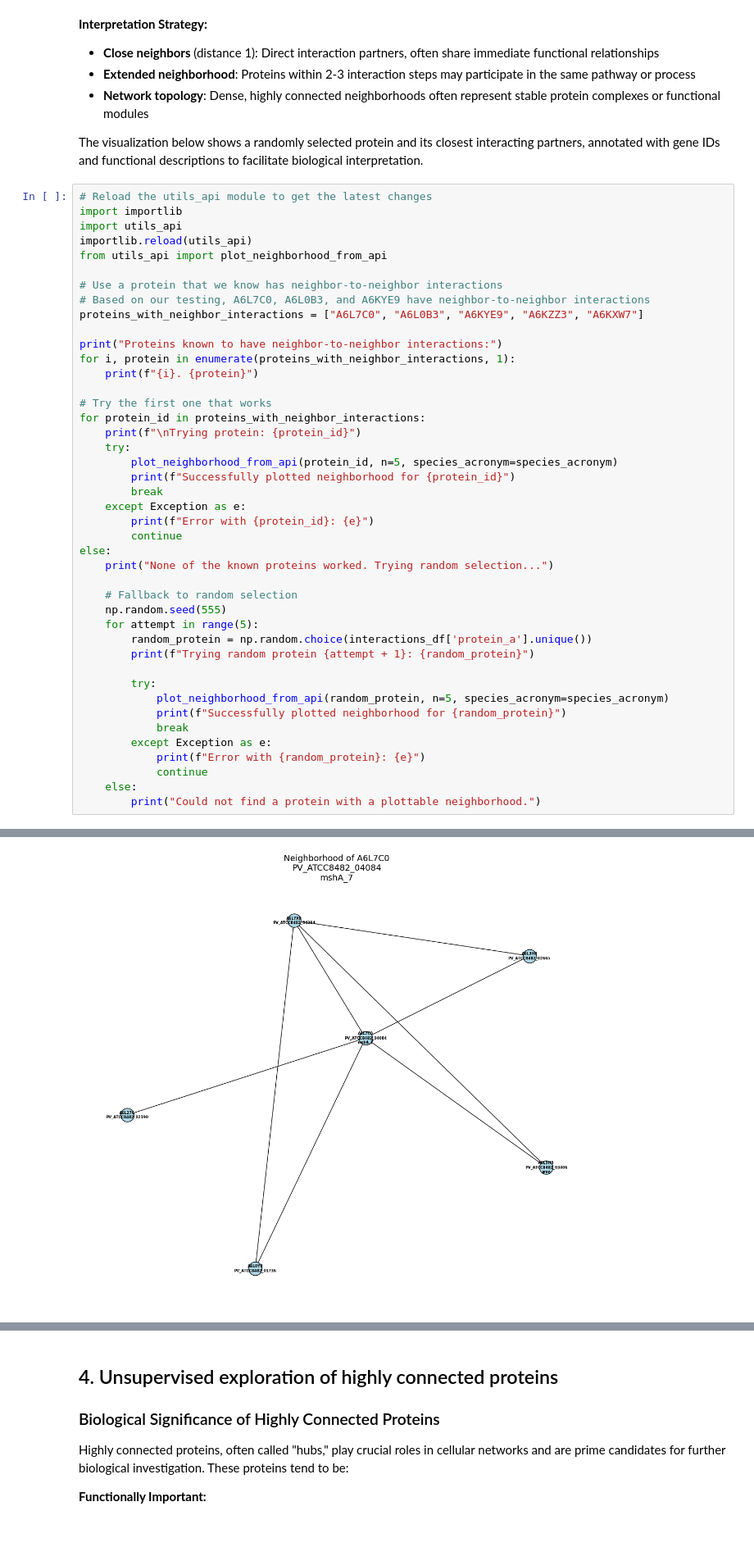
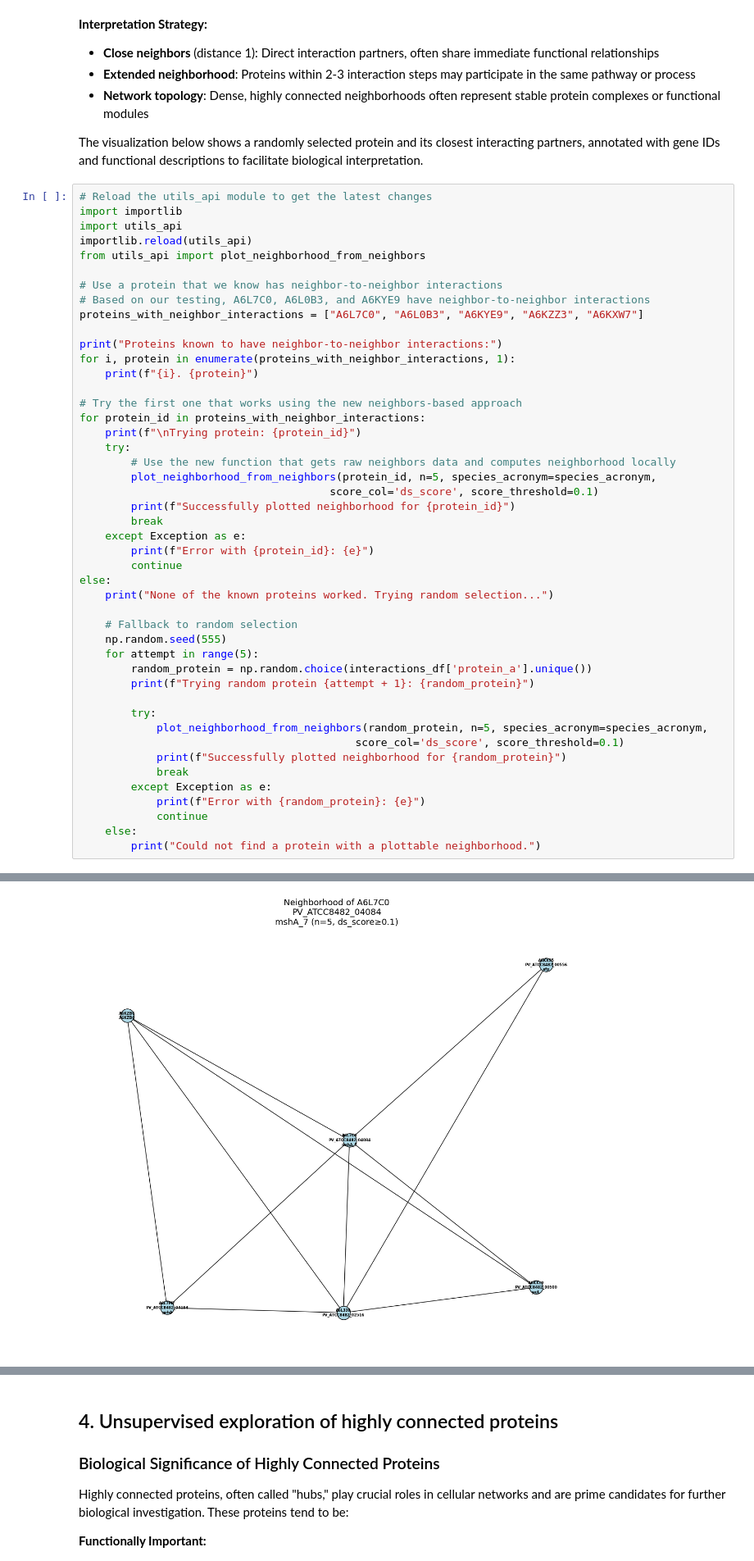
Before and after one commit to EBI-Metagenomics/mett-dataportal, a Jupyter notebook: data-generators/Sub-Projects-Data/SP2/usecase_1/ppi_use_case.ipynb, the cells around one changed output, grey strips where cells are left out. Shown at 82% size. Cells and saved outputs as stored; diff of their text form; blank space fills up the shorter version.

Commit message:
EMG-8425 - hackathon - notebook enhanced to use /neighbors endpoint for client side computations

```diff
--- a/data-generators/Sub-Projects-Data/SP2/usecase_1/ppi_use_case.ipynb
+++ b/data-generators/Sub-Projects-Data/SP2/usecase_1/ppi_use_case.ipynb
@@ -135,7 +135,7 @@ The visualization below shows a randomly selected protein and its closest intera
 import importlib
 import utils_api
 importlib.reload(utils_api)
-from utils_api import plot_neighborhood_from_api
+from utils_api import plot_neighborhood_from_neighbors
 
 # Use a protein that we know has neighbor-to-neighbor interactions
 # Based on our testing, A6L7C0, A6L0B3, and A6KYE9 have neighbor-to-neighbor interactions
@@ -145,11 +145,13 @@ print("Proteins known to have neighbor-to-neighbor interactions:")
 for i, protein in enumerate(proteins_with_neighbor_interactions, 1):
     print(f"{i}. {protein}")
 
-# Try the first one that works
+# Try the first one that works using the new neighbors-based approach
 for protein_id in proteins_with_neighbor_interactions:
     print(f"\nTrying protein: {protein_id}")
     try:
-        plot_neighborhood_from_api(protein_id, n=5, species_acronym=species_acronym)
+        # Use the new function that gets raw neighbors data and computes neighborhood locally
+        plot_neighborhood_from_neighbors(protein_id, n=5, species_acronym=species_acronym,
+                                       score_col='ds_score', score_threshold=0.1)
         print(f"Successfully plotted neighborhood for {protein_id}")
         break
     except Exception as e:
@@ -165,7 +167,8 @@ else:
         print(f"Trying random protein {attempt + 1}: {random_protein}")
 
         try:
-            plot_neighborhood_from_api(random_protein, n=5, species_acronym=species_acronym)
+            plot_neighborhood_from_neighbors(random_protein, n=5, species_acronym=species_acronym,
+                                           score_col='ds_score', score_threshold=0.1)
             print(f"Successfully plotted neighborhood for {random_protein}")
             break
         except Exception as e:
@@ -190,5 +193,5 @@ Available columns in interactions_df: ['protein_a', 'protein_b', 'ds_score', 'tt
 all_genes columns: ['uniprot_id', 'locus_tag', 'uniprot_id_alt', 'name', 'product']
 all_genes shape: (3586, 5)
 uniprot_id column type: <class 'pandas.core.series.Series'>
 uniprot_id shape: (3586,)
-[figure, old version]
+[figure, new version]
```
Also changed, not shown: parts of 2 cells of this notebook, 1 other file.
